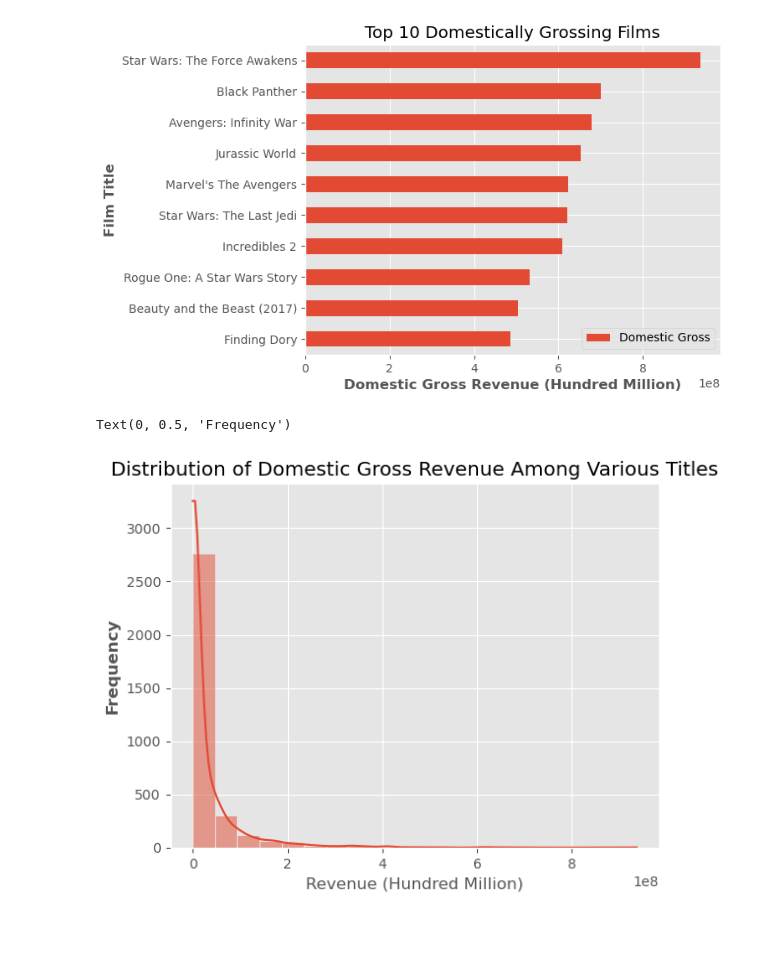
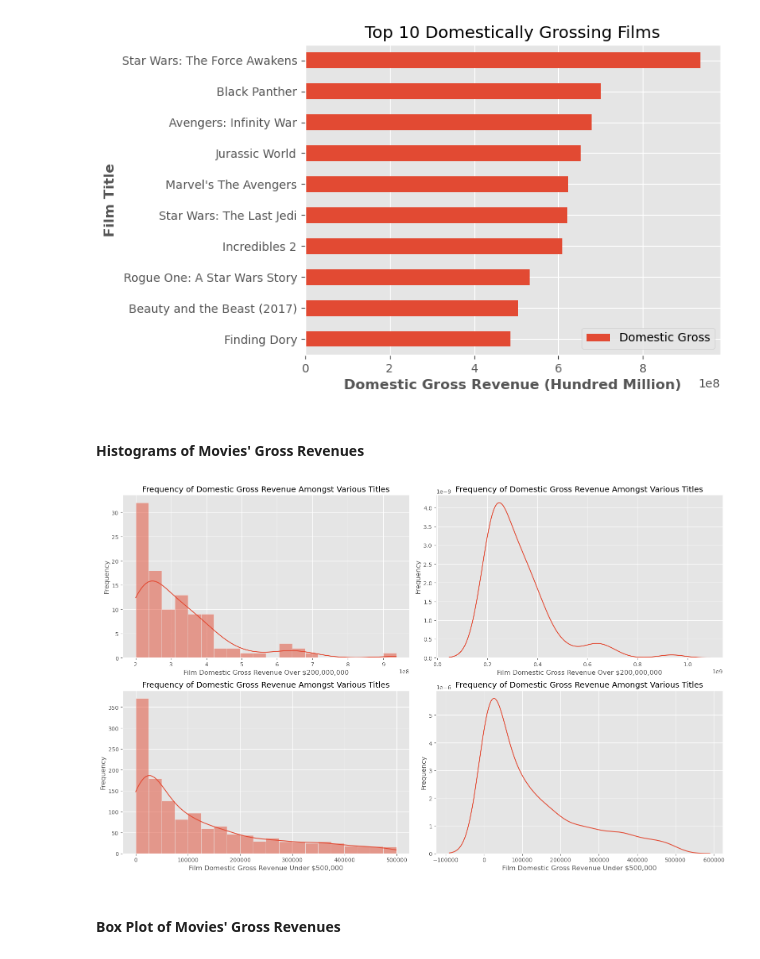
Before and after one commit to mrhussaink7/new-films-movie-data, a Jupyter notebook: index.ipynb, the cells around one changed output. Saved outputs shown, nothing was run; the diff lists cells and outputs as text; code cells hidden in the pictures; blank space fills up the shorter version.

Commit message:
[ADD] Added index.ipynb - Feature Understanding, Relationships, and Questions

```diff
--- a/index.ipynb
+++ b/index.ipynb
@@ -337,15 +339,30 @@ ax.set_xlabel('Domestic Gross Revenue (Hundred Million)', fontweight='bold')
 plt.show()
 # %% [output]
 [figure]
+# %% [markdown]
+#### Histograms of Movies' Gross Revenues
 # %%
-# ax = sns.histplot(data=df_movie_gross.sort_values(by='domestic_gross', ascending=False, bins=10, kde=True))
-# sns.histplot(data=ax.domestic_gross, bins=10, kde=True)
-# ax.set_title('Distribution of Domestic Gross Revenue Among Various Titles')
-
-ax = sns.histplot(data=df_movie_gross["domestic_gross"], bins=20, kde=True)
-ax.set_title('Distribution of Domestic Gross Revenue Among Various Titles')
-ax.set_xlabel('Revenue (Hundred Million)')
-ax.set_ylabel('Frequency', fontweight='bold')
+def render_distribution_gross_revenue(ax, data=df_movie_gross, column='domestic_gross', boundary=200000000, direction='greater'):
+    if direction == 'greater':
+        sns.histplot(data=data[data[column] >= boundary][column], bins = 20, kde = True, ax=ax)
+        ax.set_title('Frequency of Domestic Gross Revenue Amongst Various Titles')
+        ax.set_xlabel(f'Film Domestic Gross Revenue Over ${boundary:,.0f}')
+        ax.set_ylabel('Frequency')
+    elif direction == 'lesser':
+        sns.histplot(data=data[data[column] <= boundary][column], bins = 20, kde = True, ax=ax)
+        ax.set_title('Frequency of Domestic Gross Revenue Amongst Various Titles')
+        ax.set_xlabel(f'Film Domestic Gross Revenue Under ${boundary:,.0f}')
+        ax.set_ylabel('Frequency')
+    plt.tight_layout()
+def render_kde_gross_revenue(ax, data=df_movie_gross, column='domestic_gross', boundary=200000000, direction='greater'):
+    if direction == 'greater':
+        sns.kdeplot(data=data[data[column] >= boundary][column], ax=ax)
+        ax.set_title('Frequency of Domestic Gross Revenue Amongst Various Titles')
+        ax.set_xlabel(f'Film Domestic Gross Revenue Over ${boundary:,.0f}')
+        ax.set_ylabel('Frequency')
+    elif direction == 'lesser':
+        sns.kdeplot(data=data[data[column] <= boundary][column], ax=ax)
+        ax.set_title('Frequency of Domestic Gross Revenue Amongst Various Titles')
+        ax.set_xlabel(f'Film Domestic Gross Revenue Under ${boundary:,.0f}')
+        ax.set_ylabel('Frequency')
+    plt.tight_layout()
-# %% [output]
-Text(0, 0.5, 'Frequency')
-[figure, removed]
@@ -363,0 +369,10 @@ Text(0, 0.5, 'Frequency')
+# %%
+fig, ((ax1, ax2),(ax3,ax4)) = plt.subplots(2,2, figsize=(16,10))
+render_distribution_gross_revenue(ax=ax1, boundary = 200000000, direction='greater')
+render_kde_gross_revenue(ax=ax2, boundary = 200000000, direction='greater')
+render_distribution_gross_revenue(ax=ax3, boundary=500000, direction='lesser')
+render_kde_gross_revenue(ax=ax4, boundary=500000, direction='lesser')
+# %% [output]
+[figure, added]
+# %% [markdown]
+#### Box Plot of Movies' Gross Revenues
```
Also changed, not shown: parts of 13 cells of this notebook.
